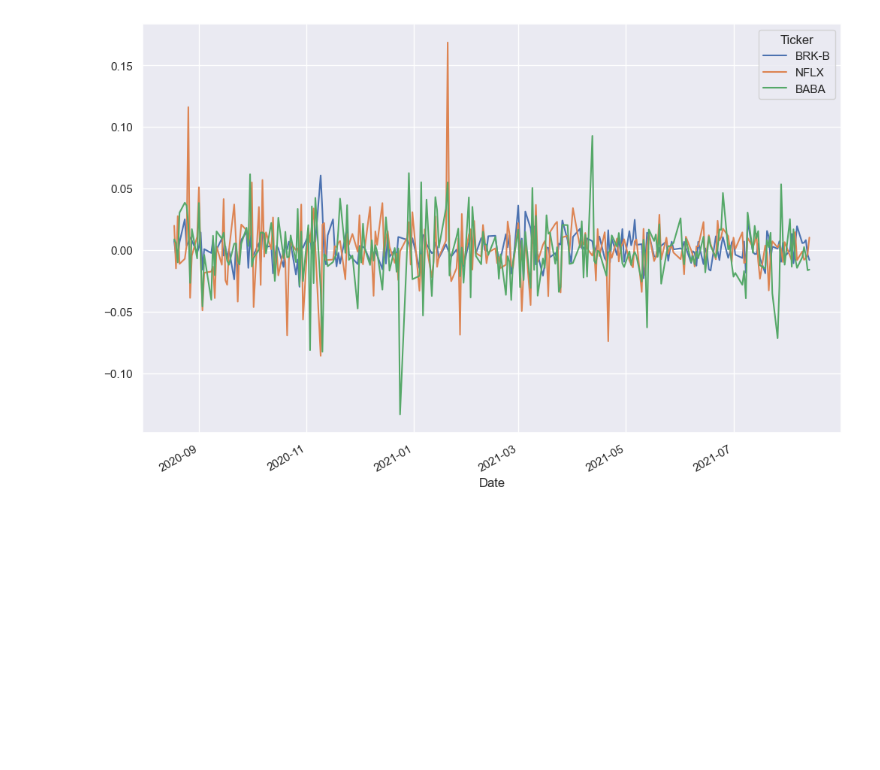
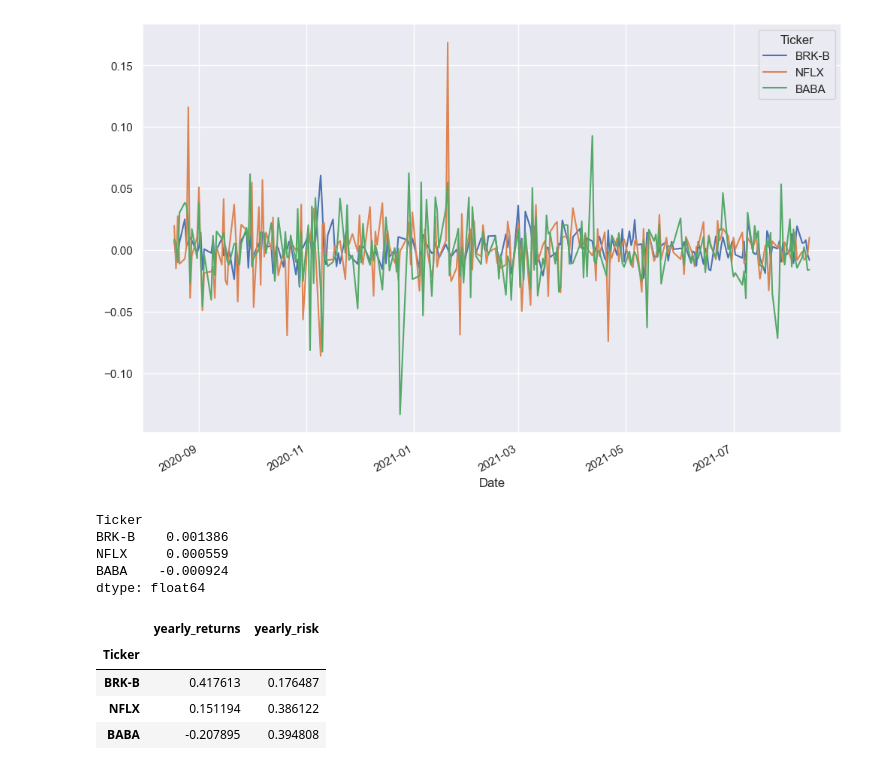
Before and after one commit to DaveQuant/Mathematical-Models-For-Pricing-Options, a Jupyter notebook: portfolio_2.ipynb, the cells around one changed output. Drawn from its saved outputs; the diff is of its cells as text; code cells hidden in the pictures; blank space fills up the shorter version.

```diff
--- a/portfolio_2.ipynb
+++ b/portfolio_2.ipynb
@@ -94,0 +98,8 @@ simple_returns.plot(kind='line', figsize=(12,8))
+# %%
+daily_returns
+# %% [output]
+Ticker
+BRK-B    0.001386
+NFLX     0.000559
+BABA    -0.000924
+dtype: float64
@@ -94,0 +112,8 @@ simple_returns.plot(kind='line', figsize=(12,8))
+# %%
+return_risk
+# %% [output]
+|  | yearly_returns | yearly_risk |
+| Ticker |  |  |
+| BRK-B | 0.417613 | 0.176487 |
+| NFLX | 0.151194 | 0.386122 |
+| BABA | -0.207895 | 0.394808 |
```
Also changed, not shown: parts of 4 cells of this notebook.
